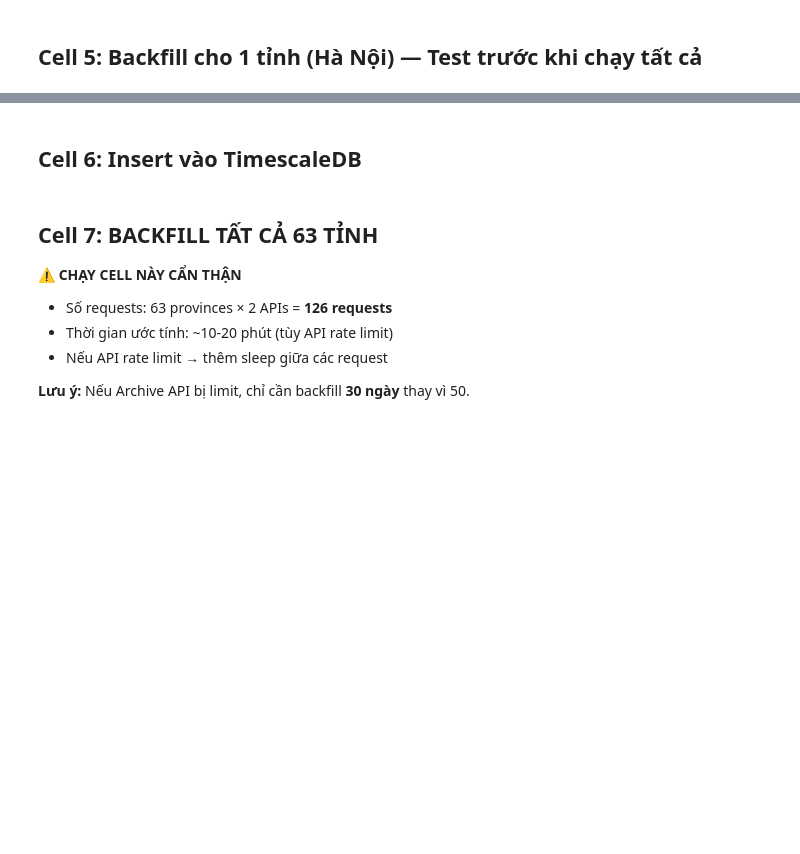
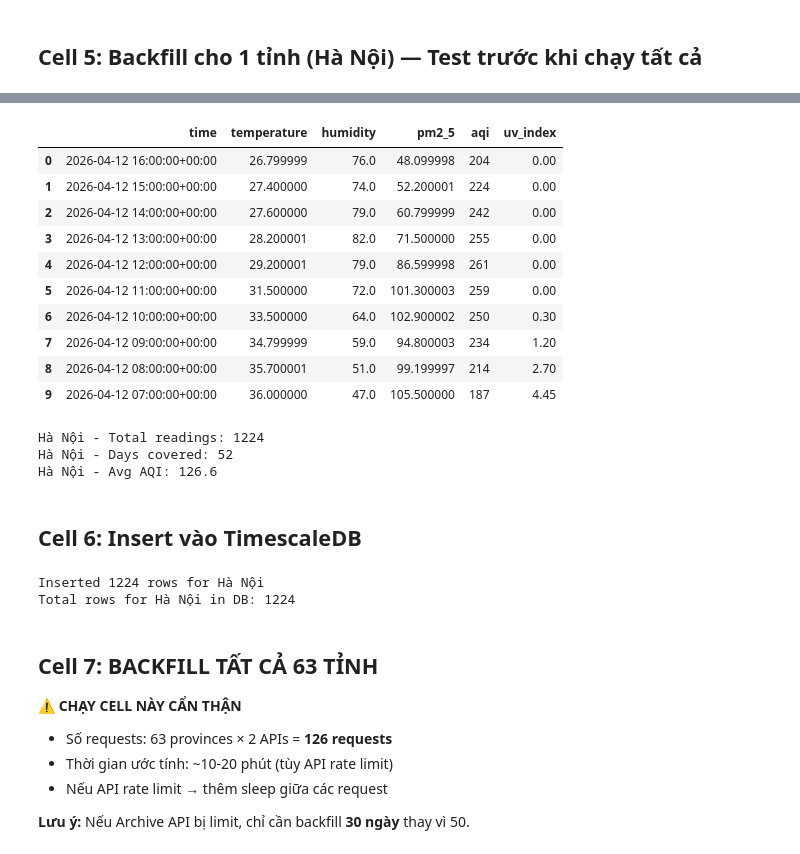
Before and after one commit to CodeDaoVietNam/REIS, a Jupyter notebook: backend/notebooks/03_backfill_historical_data.ipynb, the cells around one changed output, grey strips where cells are left out. Saved outputs shown, nothing was run; the diff lists cells and outputs as text; code cells hidden in the pictures; blank space fills up the shorter version.

```diff
--- a/backend/notebooks/03_backfill_historical_data.ipynb
+++ b/backend/notebooks/03_backfill_historical_data.ipynb
@@ -345,3 +400,52 @@ display(df_test.isnull().sum())
+# %%
+#Query dữ liệu Hà Nội (Province_id = 1)
+conn = await asyncpg.connect(
+    host=DB_HOST, port=DB_PORT,
+    user=DB_USER, password=DB_PASSWORD, database=DB_NAME,
+)
+# Query 1: Lấy 10 records mới nhất của Hà Nội
+rows = await conn.fetch("""
+    SELECT time,temperature,humidity,pm2_5, aqi, uv_index
+    FROM env_readings
+    WHERE province_id = 1
+    ORDER BY time DESC
+    LIMIT 10
+""")
+
+df = pd.DataFrame([dict(r) for r in rows])
+display(df)
+# %% [output]
+|  | time | temperature | humidity | pm2_5 | aqi | uv_index |
+| 0 | 2026-04-12 16:00:00+00:00 | 26.799999 | 76.0 | 48.099998 | 204 | 0.00 |
+| 1 | 2026-04-12 15:00:00+00:00 | 27.400000 | 74.0 | 52.200001 | 224 | 0.00 |
+| 2 | 2026-04-12 14:00:00+00:00 | 27.600000 | 79.0 | 60.799999 | 242 | 0.00 |
+| 3 | 2026-04-12 13:00:00+00:00 | 28.200001 | 82.0 | 71.500000 | 255 | 0.00 |
+| 4 | 2026-04-12 12:00:00+00:00 | 29.200001 | 79.0 | 86.599998 | 261 | 0.00 |
+| 5 | 2026-04-12 11:00:00+00:00 | 31.500000 | 72.0 | 101.300003 | 259 | 0.00 |
+| 6 | 2026-04-12 10:00:00+00:00 | 33.500000 | 64.0 | 102.900002 | 250 | 0.30 |
+| 7 | 2026-04-12 09:00:00+00:00 | 34.799999 | 59.0 | 94.800003 | 234 | 1.20 |
+| 8 | 2026-04-12 08:00:00+00:00 | 35.700001 | 51.0 | 99.199997 | 214 | 2.70 |
+| 9 | 2026-04-12 07:00:00+00:00 | 36.000000 | 47.0 | 105.500000 | 187 | 4.45 |
+# %%
+#Query 2: Thống kê AQI Hà Nội
+stats = await conn.fetch("""
+    SELECT
+        COUNT(*)                    AS total_readings,
+        AVG(aqi)                    AS avg_aqi,
+        MIN(aqi)                    AS min_aqi,
+        MAX(aqi)                    AS max_aqi,
+        COUNT(DISTINCT DATE(time))  AS days
+    FROM env_readings
+    WHERE province_id = 1
+""")
+print(f"Hà Nội - Total readings: {stats[0]['total_readings']}")
+print(f"Hà Nội - Days covered: {stats[0]['days']}")
+print(f"Hà Nội - Avg AQI: {stats[0]['avg_aqi']:.1f}")
+await conn.close()
+# %% [output]
+Hà Nội - Total readings: 1224
+Hà Nội - Days covered: 52
+Hà Nội - Avg AQI: 126.6
 # %% [markdown]
 ## Cell 6: Insert vào TimescaleDB
 # %%
@@ -376,8 +480,13 @@ async def insert_hourly_data(df: pd.DataFrame) -> int:
     now = datetime.now()
 
     for _, row in df.iterrows():
+        # Parse time string → datetime object (asyncpg requires datetime, not string)
+        time_val = row['time']
+        if isinstance(time_val, str):
+            time_val = datetime.fromisoformat(time_val.replace('Z', '+00:00'))
+
         rows.append((
-            row['time'],                   # $1
+            time_val,                        # $1
             int(row['province_id']),       # $2
             float(row['temperature']) if pd.notna(row.get('temperature')) else None,
             float(row['humidity'])    if pd.notna(row.get('humidity'))    else None,
@@ -416,6 +525,9 @@ if len(df_test) > 0:
     )
     await conn.close()
     print(f"Total rows for Hà Nội in DB: {count}")
+# %% [output]
+Inserted 1224 rows for Hà Nội
+Total rows for Hà Nội in DB: 1224
 # %% [markdown]
 ## Cell 7: BACKFILL TẤT CẢ 63 TỈNH
 
```
Also changed, not shown: parts of 6 cells of this notebook, 6 other files.
